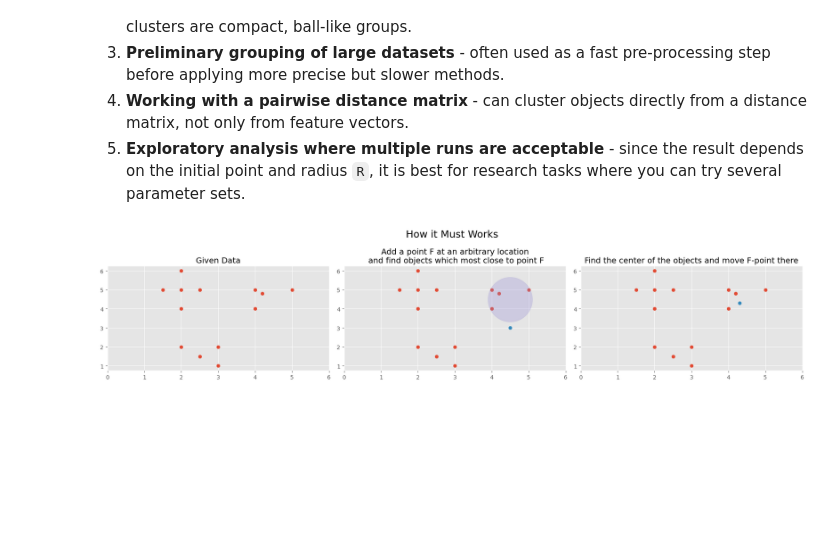
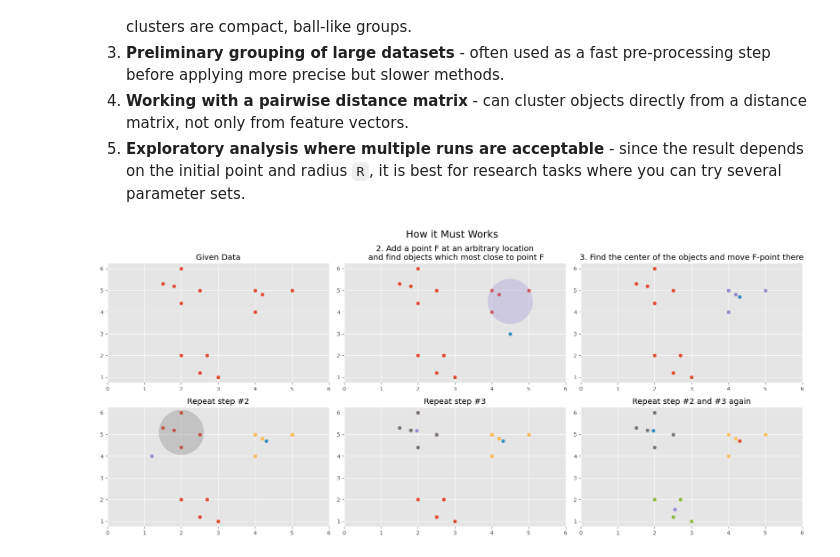
Before and after one commit to fadeeva/nakedML, a Jupyter notebook: MLnotes/004_Clustering.ipynb, the cells around one changed output. Drawn from its saved outputs; the diff is of its cells as text; code cells hidden in the pictures; blank space fills up the shorter version.

```diff
--- a/MLnotes/004_Clustering.ipynb
+++ b/MLnotes/004_Clustering.ipynb
@@ -547,43 +547,69 @@ Best suited for:
 5. **Exploratory analysis where multiple runs are acceptable** - since the result depends on the initial point and radius `R`, it is best for research tasks where you can try several parameter sets.
 # %%
 cluster_1 = np.array([
-    [2, 2, 1.5, 2.5, 2,],
-    [5, 6, 5.0, 5.0, 4,]
+    [1.8, 2, 1.5, 2.5, 2,],
+    [5.2, 6, 5.3, 5.0, 4.4,]
 ])
 
 cluster_2 = np.array([
     [4, 4, 4.2, 5,],
     [5, 4, 4.8, 5,]
 ])
 
 cluster_3 = np.array([
-    [3, 3, 2, 2.5],
-    [2, 1, 2, 1.5]
+    [2.7, 3, 2, 2.5],
+    [2,   1, 2, 1.2]
 ])
 
 data = np.hstack([cluster_1, cluster_2, cluster_3])
 
 f = np.array([4.5, 3])
 centers = [cl.sum(axis=1)/cl[0].size for cl in [cluster_1, cluster_2, cluster_3]]
 
-fig, axs = plt.subplots(1, 3, figsize=(18, 4))
+fig, axs = plt.subplots(2, 3, figsize=(18, 8))
 
-axs[0].scatter(data[0], data[1])
-axs[0].set_xlim(0, 6)
-axs[0].set_title('Given Data')
+axs[0, 0].scatter(data[0], data[1])
+axs[0, 0].set_xlim(0, 6)
+axs[0, 0].set_title('Given Data')
 
-axs[1].scatter(data[0], data[1])
-axs[1].scatter(f[0], f[1])
-axs[1].scatter(4.5, 4.5, s=6500, alpha=.3)
-axs[1].set_xlim(0, 6)
-axs[1].set_title('Add a point F at an arbitrary location\n and find objects which most close to point F')
+axs[0, 1].scatter(data[0], data[1])
+axs[0, 1].scatter(f[0], f[1])
+axs[0, 1].scatter(4.5, 4.5, s=6500, alpha=.3)
+axs[0, 1].set_xlim(0, 6)
+axs[0, 1].set_title('2. Add a point F at an arbitrary location\n and find objects which most close to point F')
 
-axs[2].scatter(data[0], data[1])
-axs[2].scatter(centers[1][0], centers[1][0])
-axs[2].set_xlim(0, 6)
-axs[2].set_title('Find the center of the objects and move F-point there')
+axs[0, 2].scatter(data[0], data[1])
+axs[0, 2].scatter(centers[1][0], centers[1][1])
+axs[0, 2].scatter(cluster_2[0], cluster_2[1])
+axs[0, 2].set_xlim(0, 6)
+axs[0, 2].set_title('3. Find the center of the objects and move F-point there')
+
+axs[1, 0].scatter(data[0], data[1])
+axs[1, 0].scatter(centers[1][0], centers[1][1])
+axs[1, 0].scatter(1.2, 4)
+axs[1, 0].scatter(2, 5.1, s=6500, alpha=.3)
+axs[1, 0].scatter(cluster_2[0], cluster_2[1])
+axs[1, 0].set_xlim(0, 6)
+axs[1, 0].set_title('Repeat step #2')
+
+axs[1, 1].scatter(data[0], data[1])
+axs[1, 1].scatter(centers[1][0], centers[1][1])
+axs[1, 1].scatter(centers[0][0], centers[0][1])
+axs[1, 1].scatter(cluster_1[0], cluster_1[1])
+axs[1, 1].scatter(cluster_2[0], cluster_2[1])
+axs[1, 1].set_xlim(0, 6)
+axs[1, 1].set_title('Repeat step #3')
+
+axs[1, 2].scatter(centers[1][0], centers[1][1])
+axs[1, 2].scatter(centers[0][0], centers[0][1])
+axs[1, 2].scatter(centers[2][0], centers[2][1])
+axs[1, 2].scatter(cluster_1[0], cluster_1[1])
+axs[1, 2].scatter(cluster_2[0], cluster_2[1])
+axs[1, 2].scatter(cluster_3[0], cluster_3[1])
+axs[1, 2].set_xlim(0, 6)
+axs[1, 2].set_title('Repeat step #2 and #3 again')
 
 fig.suptitle('How it Must Works', fontsize=18)
 plt.tight_layout()
 # %% [output]
-[figure, old version]
+[figure, new version]
```
